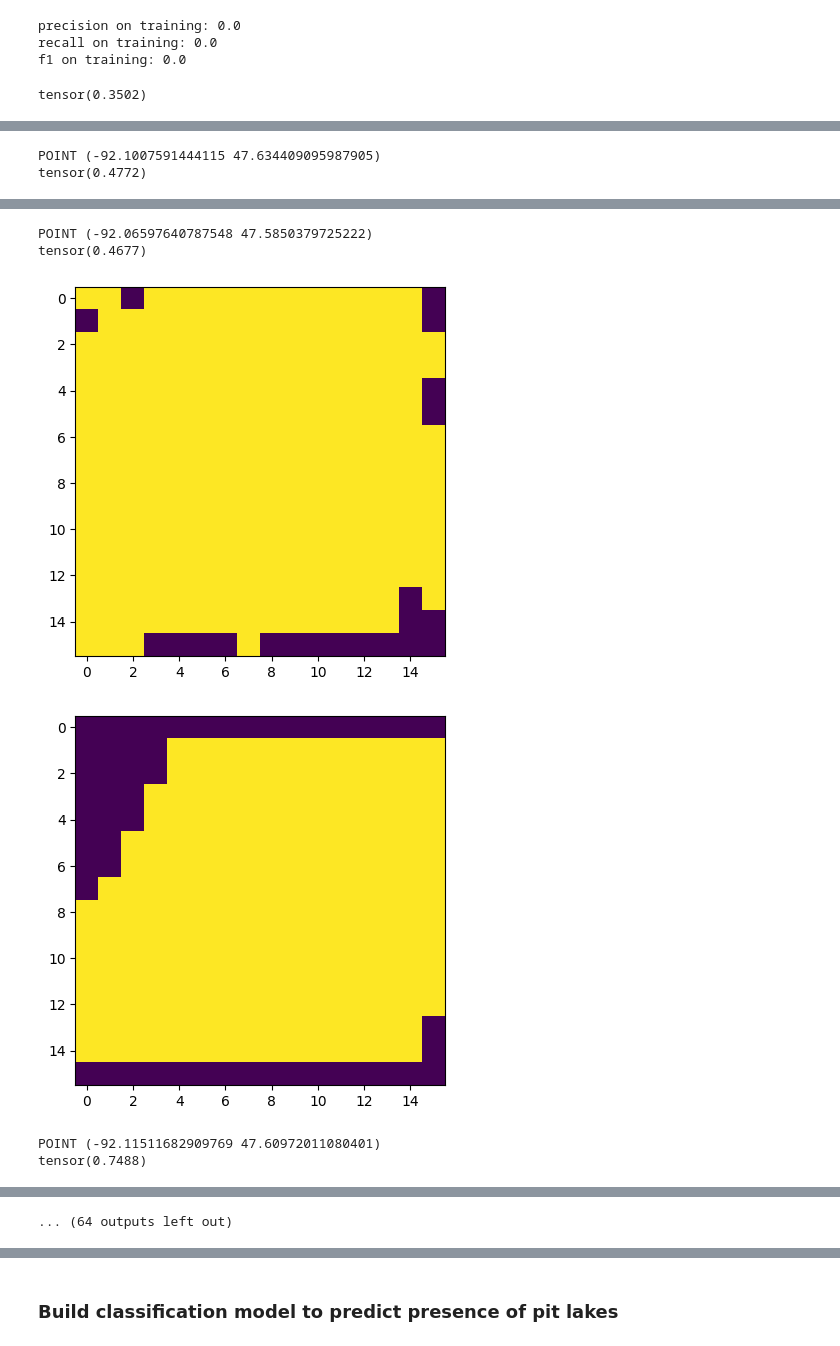
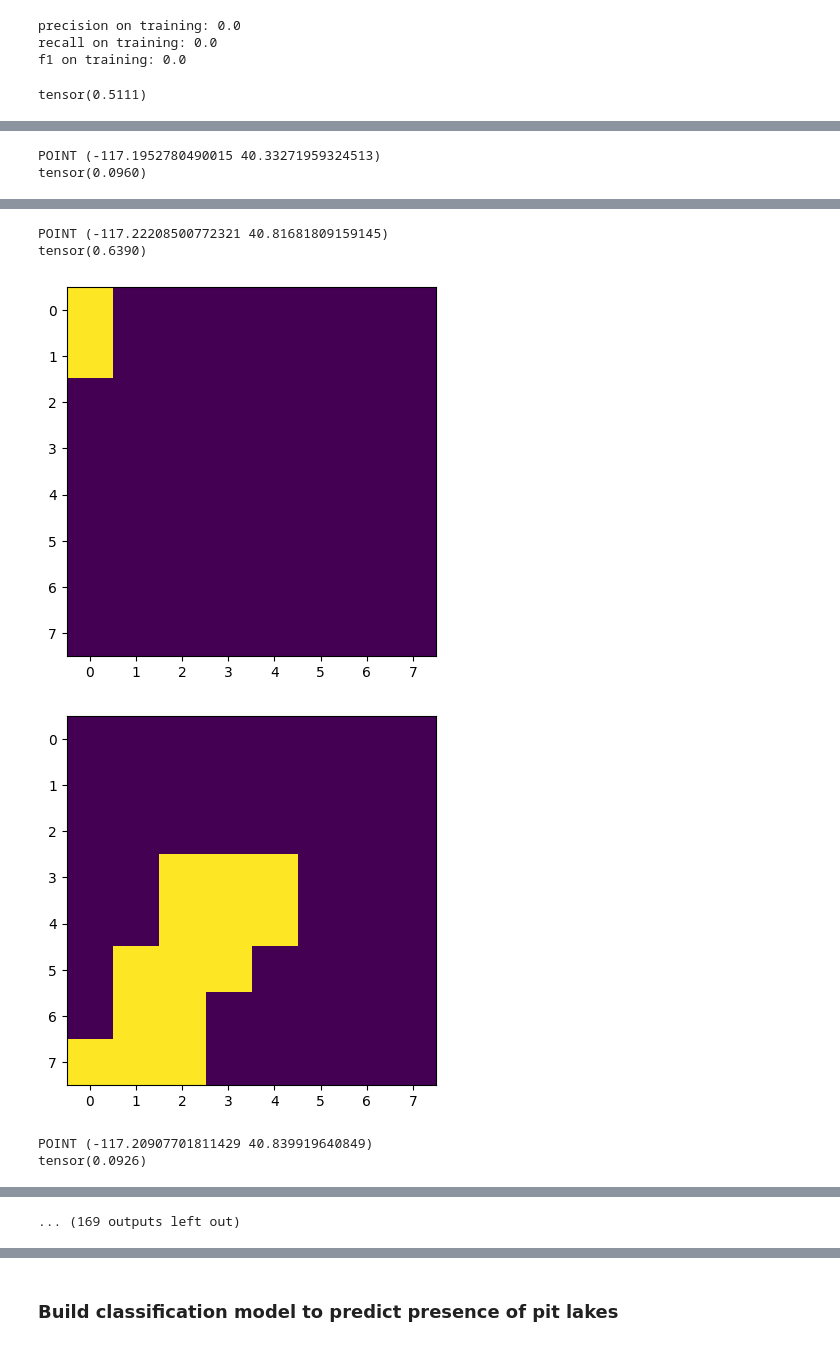
Before and after one commit to Ode-PBLLC/aquarry, a Jupyter notebook: mine_mapping.ipynb, the cells around one changed output, grey strips where cells are left out. Cells and saved outputs as stored; diff of their text form; code cells hidden in the pictures.

```diff
--- a/mine_mapping.ipynb
+++ b/mine_mapping.ipynb
@@ -2279,0 +2826,12 @@ test_raster_arraymn = np.stack([item for idx, item in enumerate(resampled_mn_np_
+# %%
+train_embs_with_polysaznv, train_embs_arrayaznv, train_raster_arrayaznv, test_embs_with_polysaznv, test_embs_arrayaznv, test_raster_arrayaznv = PrepTrainTest(az_nv_embs_with_polys_dropped, resampled_aznv_np_32)
+
+train_embs_with_polysga, train_embs_arrayga, train_raster_arrayga, test_embs_with_polysga, test_embs_arrayga, test_raster_arrayga = PrepTrainTest(ga_embs_with_polys_dropped, resampled_ga_np_32)
+
+train_embs_with_polysilinkyms, train_embs_arrayilinkyms, train_raster_arrayilinkyms, test_embs_with_polysilinkyms, test_embs_arrayilinkyms, test_raster_arrayilinkyms = PrepTrainTest(il_in_ky_ms_embs_with_polys_dropped, resampled_ilinkyms_np_32)
+
+train_embs_with_polysmn, train_embs_arraymn, train_raster_arraymn, test_embs_with_polysmn, test_embs_arraymn, test_raster_arraymn = PrepTrainTest(mn_embs_with_polys_dropped, resampled_mn_np_32)
+
+train_embs_with_polysmtwy, train_embs_arraymtwy, train_raster_arraymtwy, test_embs_with_polysmtwy, test_embs_arraymtwy, test_raster_arraymtwy = PrepTrainTest(mt_wy_embs_with_polys_dropped, resampled_mtwy_np_32)
+
+train_embs_with_polystx, train_embs_arraytx, train_raster_arraytx, test_embs_with_polystx, test_embs_arraytx, test_raster_arraytx = PrepTrainTest(tx_embs_with_polys_dropped, resampled_tx_np_32)
@@ -2477,3 +3072,14 @@ print(test_raster_array117.shape)
+# %%
+train_embs_with_polys_us = pd.concat([train_embs_with_polysaznv, train_embs_with_polysga, train_embs_with_polysmn])
+train_embs_us = np.vstack([train_embs_arrayaznv, train_embs_arrayga, train_embs_arraymn])
+train_rasters_us = np.vstack([train_raster_arrayaznv, train_raster_arrayga, train_raster_arraymn])
+
+test_embs_with_polys_us = pd.concat([test_embs_with_polysaznv, test_embs_with_polysga, test_embs_with_polysmn])
+test_embs_us = np.vstack([test_embs_arrayaznv, test_embs_arrayga, test_embs_arraymn])
+test_rasters_us = np.vstack([test_raster_arrayaznv, test_raster_arrayga, test_raster_arraymn])
+
+cnn_train_data = EmbeddingRasterDataset(train_embs_us, train_rasters_us)
+cnn_val_data = EmbeddingRasterDataset(test_embs_us, test_rasters_us)
 # %%
 # MN
 cnn_train_data = EmbeddingRasterDataset(train_embs_arraymn, train_raster_arraymn)
@@ -2725,20 +3321,20 @@ model.eval()
 criterion = nn.BCEWithLogitsLoss(reduction = 'mean')
 prediction_losses = []
 
-for i in range(10,15):
-    sample_embedding = torch.tensor(test_embs_array1617[i], dtype=torch.float32).unsqueeze(0)  # Add batch dimension
-    ground_truth = test_raster_array1617[i].flatten()
+for i in range(0,2):
+    sample_embedding = torch.tensor(test_embs_arraymn[i], dtype=torch.float32).unsqueeze(0)  # Add batch dimension
+    ground_truth = test_raster_arraymn[i].flatten()
 
     # Run inference (no gradients needed for inference)
     with torch.no_grad():
         predicted_raster = model(sample_embedding)  # Shape of predicted_raster will be [1, 1, 256, 256]
         predictions = torch.sigmoid(predicted_raster) > 0.5
-        actuals = torch.tensor(test_raster_array1617[i].reshape(1, 1, 256, 256))
+        actuals = torch.tensor(test_raster_arraymn[i].reshape(1, 1, 32, 32))
         loss = criterion(predicted_raster, actuals.float())
         print(loss)
         prediction_losses.append(loss)
-        print(test_embs_with_polys1617.to_crs(epsg=4326)['geometry'].iloc[i].centroid)
+        print(test_embs_with_polysmn.to_crs(epsg=4326)['geometry'].iloc[i].centroid)
 
 
     rasterio.plot.show(np.array(predictions))
-    rasterio.plot.show(test_raster_array1617[i])
+    rasterio.plot.show(test_raster_arraymn[i])
@@ -2822,9 +3420,10 @@ criterion = nn.BCEWithLogitsLoss(reduction = 'mean')
 prediction_losses = []
 all_ground_truths = []
 all_predictions = []
-test_embeddings = test_embs_arraymn
-test_rasters = test_raster_arraymn
-test_embeddings_and_polys = test_embs_with_polysmn
+test_embeddings = test_embs_us
+test_rasters = test_rasters_us
+test_embeddings_and_polys = test_embs_with_polys_us
+
 
 for i in range(len(test_embeddings)):
     sample_embedding = torch.tensor(test_embeddings[i], dtype=torch.float32).unsqueeze(0)  # Add batch dimension
@@ -2833,7 +3432,7 @@ for i in range(len(test_embeddings)):
     with torch.no_grad():
         predicted_raster = model(sample_embedding)  # Shape of predicted_raster will be [1, 1, 256, 256]
         predictions = torch.sigmoid(predicted_raster) > 0.5
-        actuals = torch.tensor(test_rasters[i].reshape(1, 1, 16, 16))
+        actuals = torch.tensor(test_rasters[i].reshape(1, 1, targetdim, targetdim))
         ground_truth = actuals.squeeze(1).numpy()
         loss = criterion(predicted_raster, actuals.float())
         print(loss)
@@ -2857,4 +3456,4 @@ all_ground_truths = np.array(all_ground_truths)
 print(all_ground_truths.flatten().shape)
 print(all_predictions.flatten().shape)
 # %% [output]
-tensor(0.3502)
+tensor(0.5111)
@@ -2863,2 +3462,2 @@ tensor(0.3502)
-POINT (-92.1007591444115 47.634409095987905)
-tensor(0.4772)
+POINT (-117.1952780490015 40.33271959324513)
+tensor(0.0960)
@@ -2867,6 +3466,6 @@ tensor(0.4772)
-POINT (-92.06597640787548 47.5850379725222)
-tensor(0.4677)
+POINT (-117.22208500772321 40.81681809159145)
+tensor(0.6390)
-[figure, old version]
+[figure, new version]
-[figure, old version]
+[figure, new version]
-POINT (-92.11511682909769 47.60972011080401)
-tensor(0.7488)
+POINT (-117.20907701811429 40.839919640849)
+tensor(0.0926)
@@ -2875,4 +3474,4 @@ tensor(0.7488)
-... (64 outputs left out)
+... (169 outputs left out)
 # %%
 from sklearn.metrics import precision_score, recall_score, f1_score
 flattened_ground_truths = all_ground_truths.flatten().astype(int)  # Convert to 1D and numpy
```
Also changed, not shown: parts of 71 cells of this notebook.
